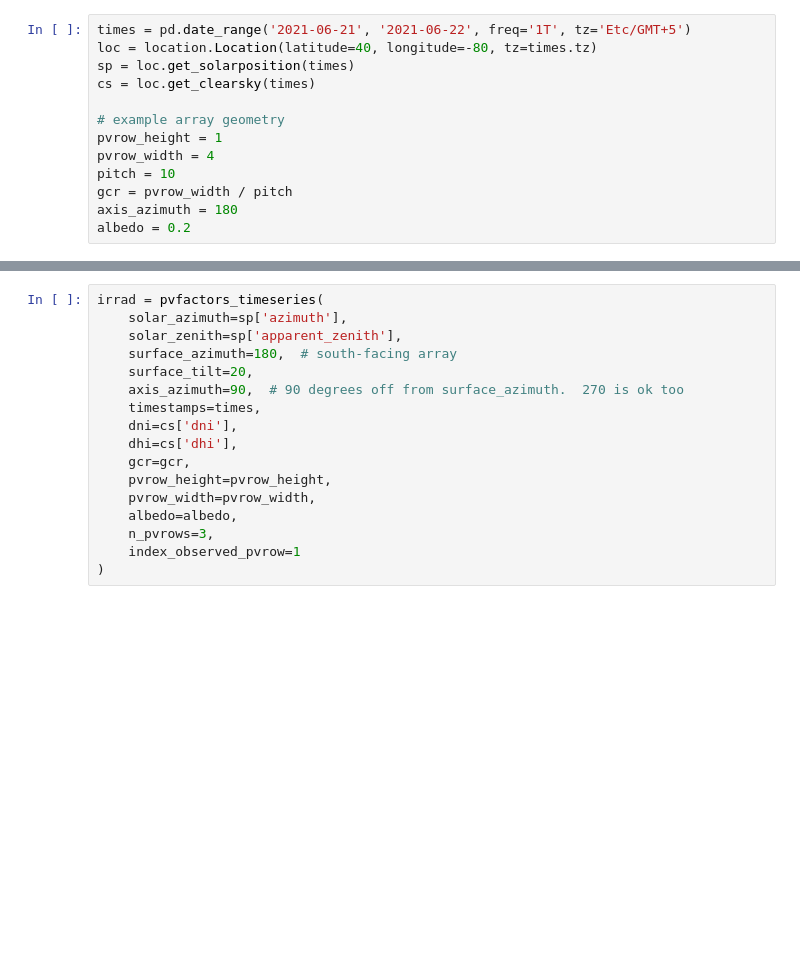
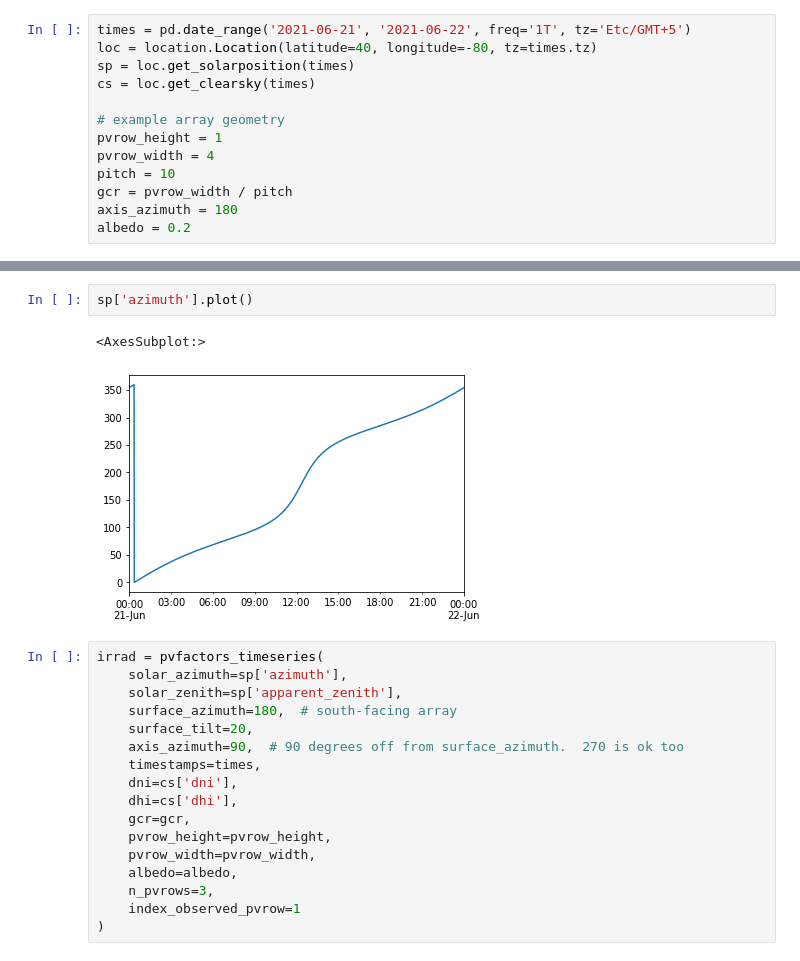
Before and after one commit to tadatoshi/agrivoltaics_supply_side_management, a Jupyter notebook: notebooks/code_evaluations/bifacial_modules/pvlib_bifiacial_trial.ipynb, the cells around one changed output, grey strips where cells are left out. Drawn from its saved outputs; the diff is of its cells as text; blank space fills up the shorter version.

```diff
--- a/notebooks/code_evaluations/bifacial_modules/pvlib_bifiacial_trial.ipynb
+++ b/notebooks/code_evaluations/bifacial_modules/pvlib_bifiacial_trial.ipynb
@@ -36,3 +71,8 @@ albedo = 0.2
+# %%
+sp['azimuth'].plot()
+# %% [output]
+<AxesSubplot:>
+[figure, added]
 # %%
 irrad = pvfactors_timeseries(
     solar_azimuth=sp['azimuth'],
```
Also changed, not shown: parts of 5 cells of this notebook, 4 other files.
